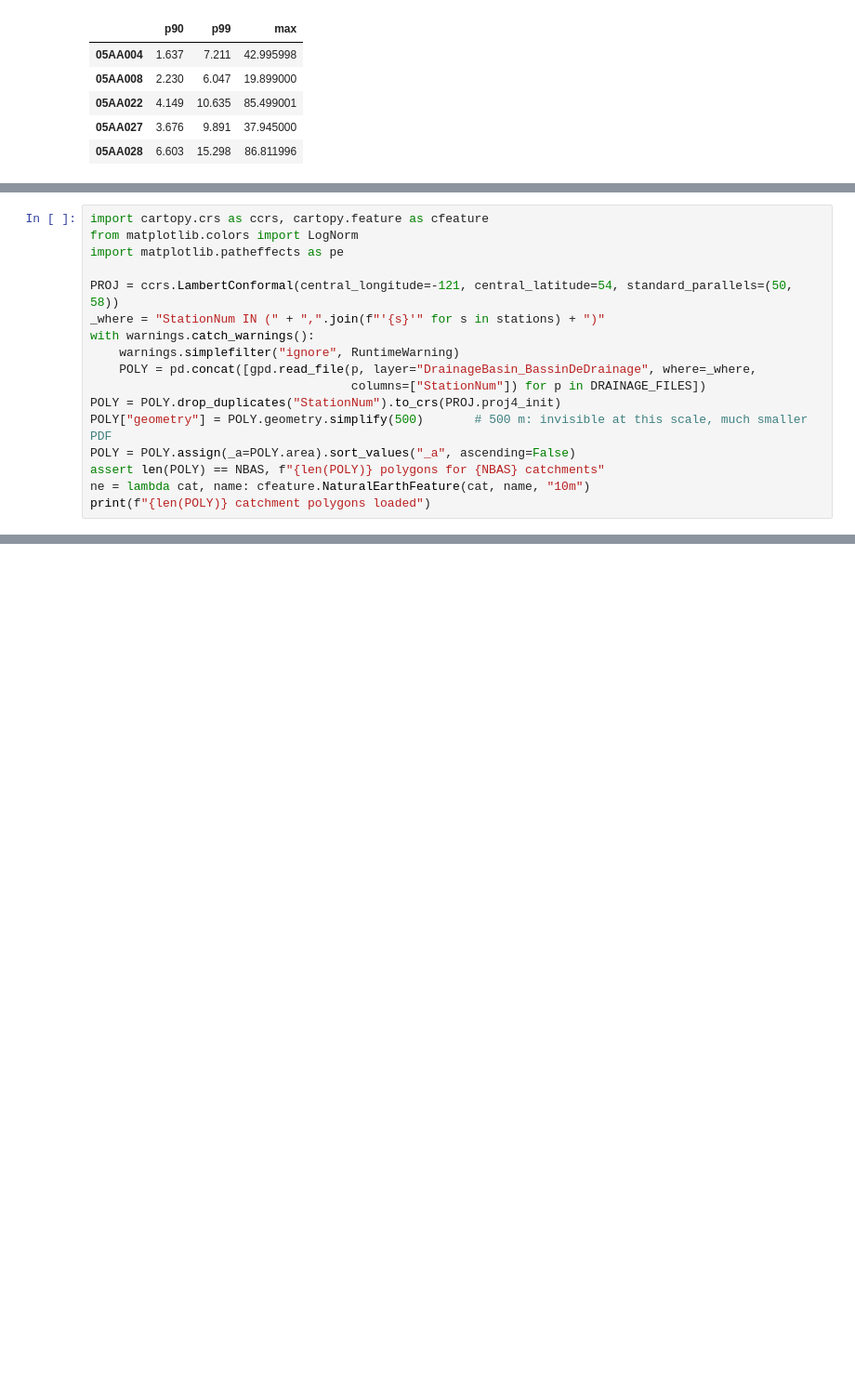
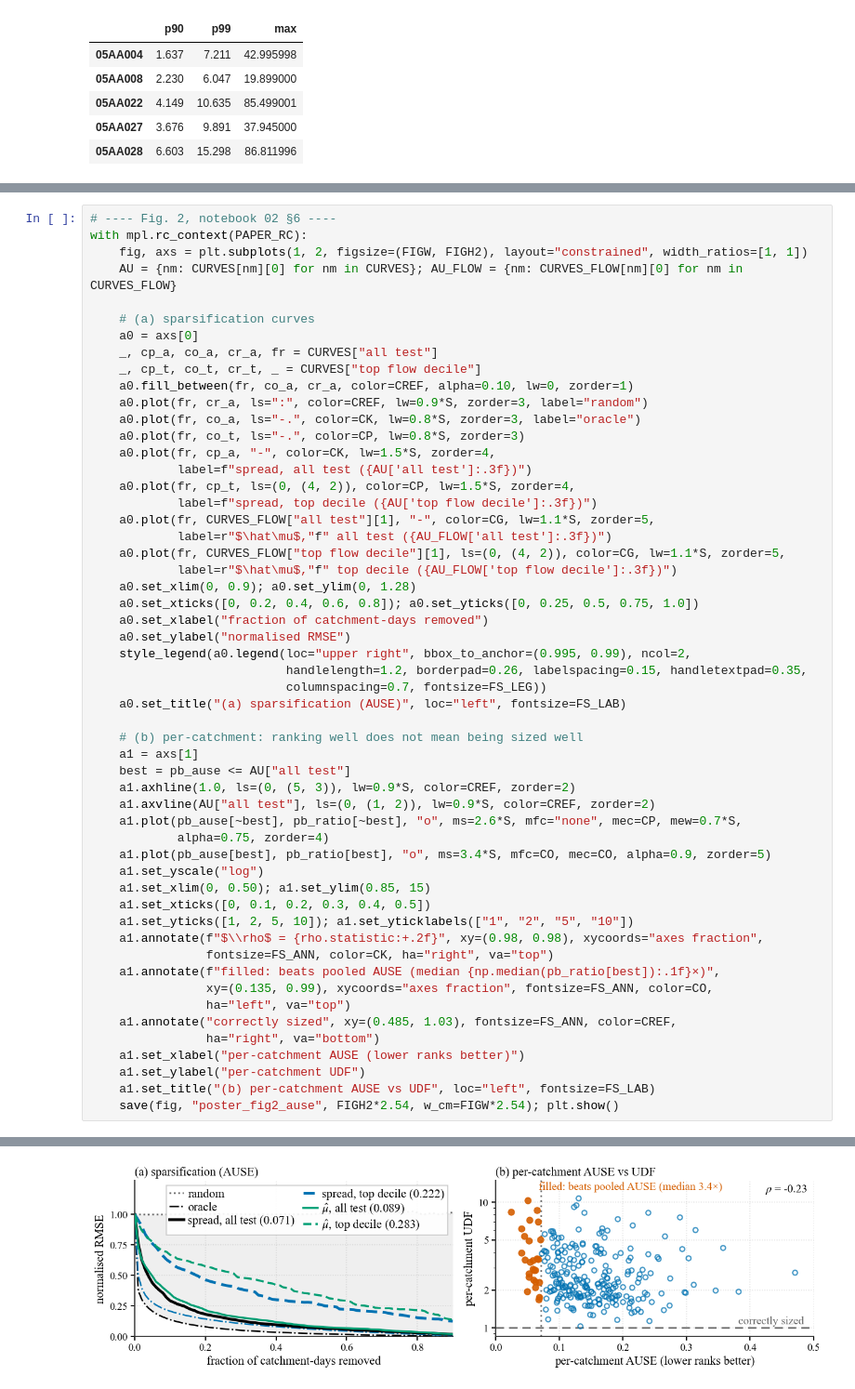
Before and after one commit to justin-gallant/lstm_ensemble_underdispersion, a Jupyter notebook: notebooks/03_poster_session_figures.ipynb, the cells around one changed output, grey strips where cells are left out. Shown at 93% size. Cells and saved outputs as stored; diff of their text form; blank space fills up the shorter version.

```diff
--- a/notebooks/03_poster_session_figures.ipynb
+++ b/notebooks/03_poster_session_figures.ipynb
@@ -289,18 +369,55 @@ Uses cartopy with Natural Earth for coastline, provinces, lakes and ocean. The 5
 # %%
-import cartopy.crs as ccrs, cartopy.feature as cfeature
-from matplotlib.colors import LogNorm
-import matplotlib.patheffects as pe
+# ---- Fig. 2, notebook 02 §6 ----
+with mpl.rc_context(PAPER_RC):
+    fig, axs = plt.subplots(1, 2, figsize=(FIGW, FIGH2), layout="constrained", width_ratios=[1, 1])
+    AU = {nm: CURVES[nm][0] for nm in CURVES}; AU_FLOW = {nm: CURVES_FLOW[nm][0] for nm in CURVES_FLOW}
 
-PROJ = ccrs.LambertConformal(central_longitude=-121, central_latitude=54, standard_parallels=(50, 58))
-_where = "StationNum IN (" + ",".join(f"'{s}'" for s in stations) + ")"
-with warnings.catch_warnings():
-    warnings.simplefilter("ignore", RuntimeWarning)
-    POLY = pd.concat([gpd.read_file(p, layer="DrainageBasin_BassinDeDrainage", where=_where,
-                                    columns=["StationNum"]) for p in DRAINAGE_FILES])
-POLY = POLY.drop_duplicates("StationNum").to_crs(PROJ.proj4_init)
-POLY["geometry"] = POLY.geometry.simplify(500)       # 500 m: invisible at this scale, much smaller PDF
-POLY = POLY.assign(_a=POLY.area).sort_values("_a", ascending=False)
-assert len(POLY) == NBAS, f"{len(POLY)} polygons for {NBAS} catchments"
-ne = lambda cat, name: cfeature.NaturalEarthFeature(cat, name, "10m")
-print(f"{len(POLY)} catchment polygons loaded")
+    # (a) sparsification curves
+    a0 = axs[0]
+    _, cp_a, co_a, cr_a, fr = CURVES["all test"]
+    _, cp_t, co_t, cr_t, _ = CURVES["top flow decile"]
+    a0.fill_between(fr, co_a, cr_a, color=CREF, alpha=0.10, lw=0, zorder=1)
+    a0.plot(fr, cr_a, ls=":", color=CREF, lw=0.9*S, zorder=3, label="random")
+    a0.plot(fr, co_a, ls="-.", color=CK, lw=0.8*S, zorder=3, label="oracle")
+    a0.plot(fr, co_t, ls="-.", color=CP, lw=0.8*S, zorder=3)
+    a0.plot(fr, cp_a, "-", color=CK, lw=1.5*S, zorder=4,
+            label=f"spread, all test ({AU['all test']:.3f})")
+    a0.plot(fr, cp_t, ls=(0, (4, 2)), color=CP, lw=1.5*S, zorder=4,
+            label=f"spread, top decile ({AU['top flow decile']:.3f})")
+    a0.plot(fr, CURVES_FLOW["all test"][1], "-", color=CG, lw=1.1*S, zorder=5,
+            label=r"$\hat\mu$,"f" all test ({AU_FLOW['all test']:.3f})")
+    a0.plot(fr, CURVES_FLOW["top flow decile"][1], ls=(0, (4, 2)), color=CG, lw=1.1*S, zorder=5,
+            label=r"$\hat\mu$,"f" top decile ({AU_FLOW['top flow decile']:.3f})")
+    a0.set_xlim(0, 0.9); a0.set_ylim(0, 1.28)
+    a0.set_xticks([0, 0.2, 0.4, 0.6, 0.8]); a0.set_yticks([0, 0.25, 0.5, 0.75, 1.0])
+    a0.set_xlabel("fraction of catchment-days removed")
+    a0.set_ylabel("normalised RMSE")
+    style_legend(a0.legend(loc="upper right", bbox_to_anchor=(0.995, 0.99), ncol=2,
+                           handlelength=1.2, borderpad=0.26, labelspacing=0.15, handletextpad=0.35,
+                           columnspacing=0.7, fontsize=FS_LEG))
+    a0.set_title("(a) sparsification (AUSE)", loc="left", fontsize=FS_LAB)
+
+    # (b) per-catchment: ranking well does not mean being sized well
+    a1 = axs[1]
+    best = pb_ause <= AU["all test"]
+    a1.axhline(1.0, ls=(0, (5, 3)), lw=0.9*S, color=CREF, zorder=2)
+    a1.axvline(AU["all test"], ls=(0, (1, 2)), lw=0.9*S, color=CREF, zorder=2)
+    a1.plot(pb_ause[~best], pb_ratio[~best], "o", ms=2.6*S, mfc="none", mec=CP, mew=0.7*S,
+            alpha=0.75, zorder=4)
+    a1.plot(pb_ause[best], pb_ratio[best], "o", ms=3.4*S, mfc=CO, mec=CO, alpha=0.9, zorder=5)
+    a1.set_yscale("log")
+    a1.set_xlim(0, 0.50); a1.set_ylim(0.85, 15)
+    a1.set_xticks([0, 0.1, 0.2, 0.3, 0.4, 0.5])
+    a1.set_yticks([1, 2, 5, 10]); a1.set_yticklabels(["1", "2", "5", "10"])
+    a1.annotate(f"$\\rho$ = {rho.statistic:+.2f}", xy=(0.98, 0.98), xycoords="axes fraction",
+                fontsize=FS_ANN, color=CK, ha="right", va="top")
+    a1.annotate(f"filled: beats pooled AUSE (median {np.median(pb_ratio[best]):.1f}×)",
+                xy=(0.135, 0.99), xycoords="axes fraction", fontsize=FS_ANN, color=CO,
+                ha="left", va="top")
+    a1.annotate("correctly sized", xy=(0.485, 1.03), fontsize=FS_ANN, color=CREF,
+                ha="right", va="bottom")
+    a1.set_xlabel("per-catchment AUSE (lower ranks better)")
+    a1.set_ylabel("per-catchment UDF")
+    a1.set_title("(b) per-catchment AUSE vs UDF", loc="left", fontsize=FS_LAB)
+    save(fig, "poster_fig2_ause", FIGH2*2.54, w_cm=FIGW*2.54); plt.show()
 # %% [output]
@@ -307,0 +425 @@ print(f"{len(POLY)} catchment polygons loaded")
+[figure, added]
```
Also changed, not shown: parts of 23 cells of this notebook.
